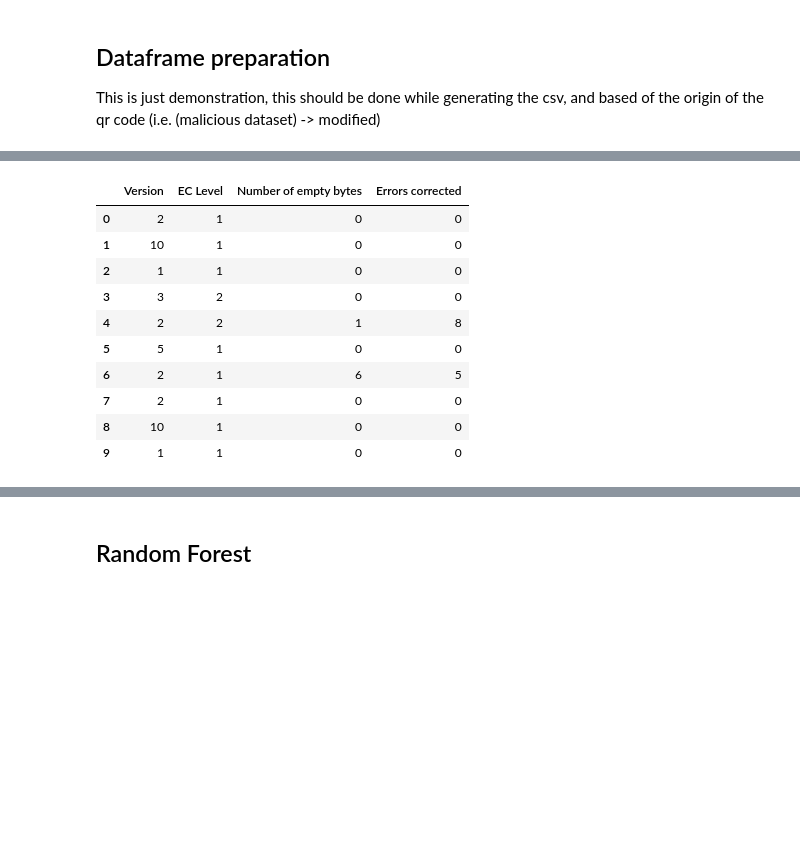
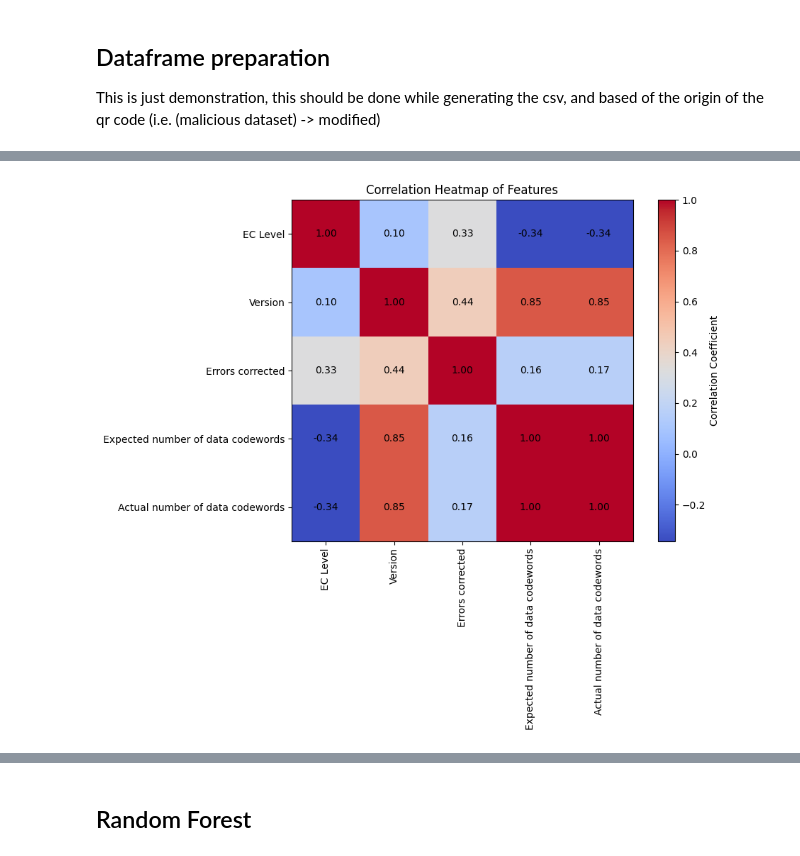
Before and after one commit to micgor32/quishdec, a Jupyter notebook: quarter_2/comparison.ipynb, the cells around one changed output, grey strips where cells are left out. Saved outputs shown, nothing was run; the diff lists cells and outputs as text; code cells hidden in the pictures; blank space fills up the shorter version.

```diff
--- a/quarter_2/comparison.ipynb
+++ b/quarter_2/comparison.ipynb
@@ -92,21 +95,31 @@ df.head(10)
 # %%
-train_X = df[['Version', 'EC Level', 'Number of empty bytes',
-              'Errors corrected']]
+#train_X = df[['Version', 'EC Level', 'Number of empty bytes', 'Expected number of data codewords',
+              #'Actual number of data codewords',
+              #'Errors corrected']]
+train_X = df[['EC Level', 'Version',
+              'Errors corrected', 'Expected number of data codewords', 'Actual number of data codewords']]
 # this is to be determined later whether or not we limit ourselves to just
 # these features or not
-train_X.head(10)
+correlation_matrix = train_X.corr()
+
+plt.figure(figsize=(10, 8))
+plt.imshow(correlation_matrix, cmap="coolwarm", interpolation="nearest")
+plt.colorbar(label='Correlation Coefficient')
+
+plt.xticks(range(len(correlation_matrix.columns)), correlation_matrix.columns, rotation=90)
+plt.yticks(range(len(correlation_matrix.columns)), correlation_matrix.columns)
+
+for i in range(len(correlation_matrix)):
+    for j in range(len(correlation_matrix.columns)):
+        plt.text(j, i, f"{correlation_matrix.iloc[i, j]:.2f}",
+                 ha="center", va="center", color="black")
+
+
+plt.title("Correlation Heatmap of Features")
+plt.tight_layout()
+plt.show()
 # %% [output]
-|  | Version | EC Level | Number of empty bytes | Errors corrected |
-| 0 | 2 | 1 | 0 | 0 |
-| 1 | 10 | 1 | 0 | 0 |
-| 2 | 1 | 1 | 0 | 0 |
-| 3 | 3 | 2 | 0 | 0 |
-| 4 | 2 | 2 | 1 | 8 |
-| 5 | 5 | 1 | 0 | 0 |
-| 6 | 2 | 1 | 6 | 5 |
-| 7 | 2 | 1 | 0 | 0 |
-| 8 | 10 | 1 | 0 | 0 |
-| 9 | 1 | 1 | 0 | 0 |
+[figure, added]
 # %%
 train_y = df['Modified']
 train_y.head(10)
```
Also changed, not shown: parts of 11 cells of this notebook.
